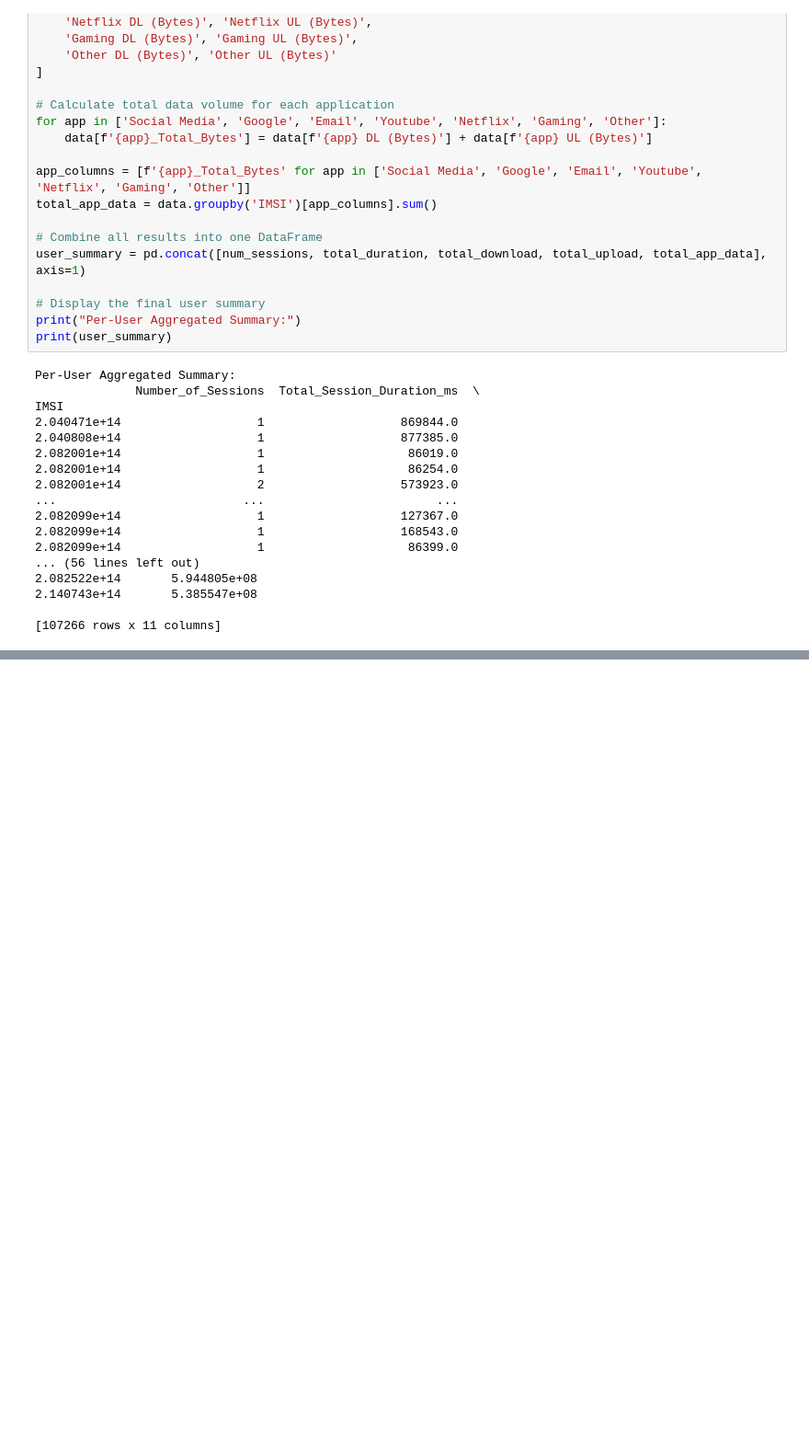
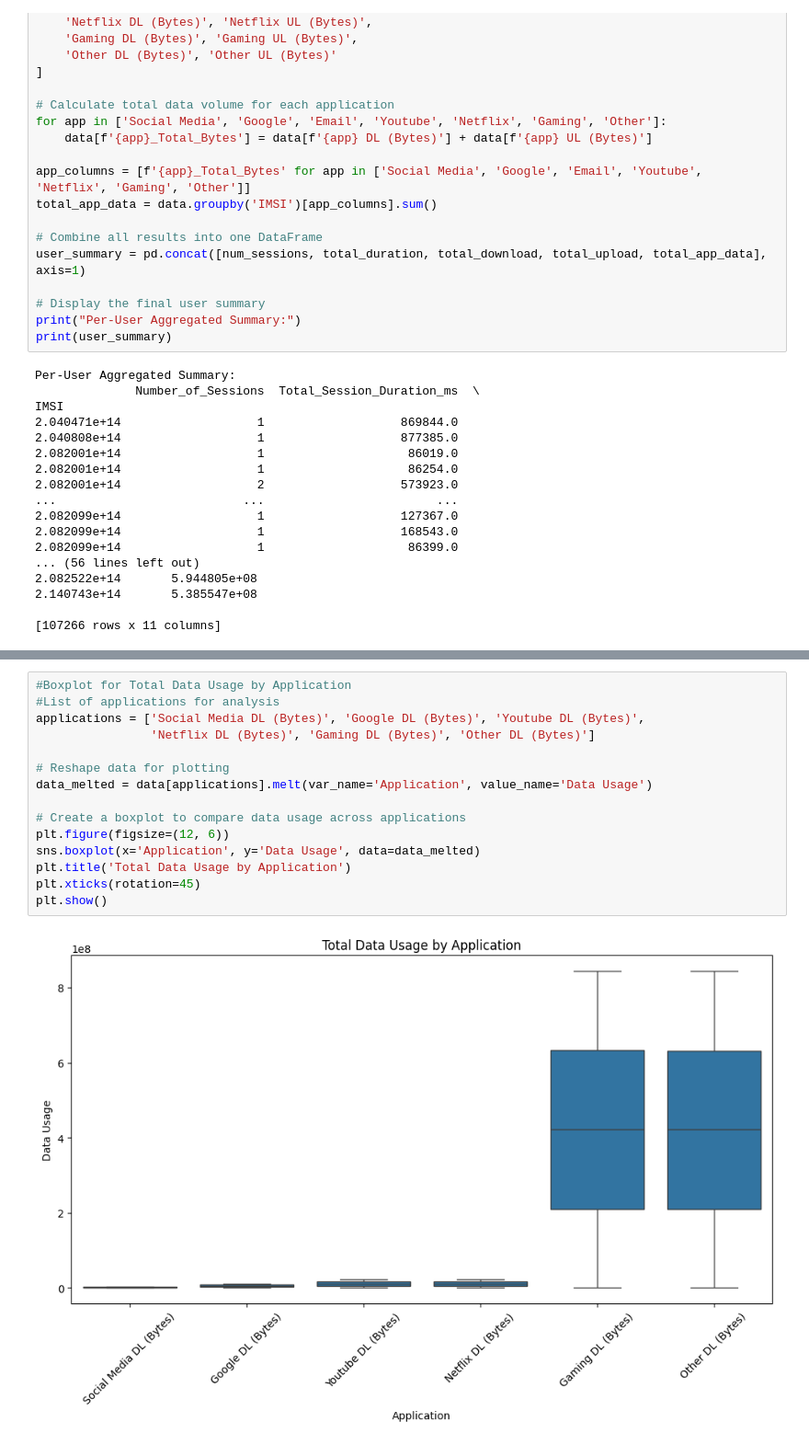
Before and after one commit to hasankere/Week2_DataScience_Project, a Jupyter notebook: notebooks/User_Overview_data_analysis.ipynb, the cells around one changed output, grey strips where cells are left out. Shown at 92% size. Cells and saved outputs as stored; diff of their text form; blank space fills up the shorter version.

```diff
--- a/notebooks/User_Overview_data_analysis.ipynb
+++ b/notebooks/User_Overview_data_analysis.ipynb
@@ -344,0 +464,17 @@ IMSI
+# %%
+#Boxplot for Total Data Usage by Application
+#List of applications for analysis
+applications = ['Social Media DL (Bytes)', 'Google DL (Bytes)', 'Youtube DL (Bytes)',
+                'Netflix DL (Bytes)', 'Gaming DL (Bytes)', 'Other DL (Bytes)']
+
+# Reshape data for plotting
+data_melted = data[applications].melt(var_name='Application', value_name='Data Usage')
+
+# Create a boxplot to compare data usage across applications
+plt.figure(figsize=(12, 6))
+sns.boxplot(x='Application', y='Data Usage', data=data_melted)
+plt.title('Total Data Usage by Application')
+plt.xticks(rotation=45)
+plt.show()
+# %% [output]
+[figure, added]
```
Also changed, not shown: parts of 9 cells of this notebook.
